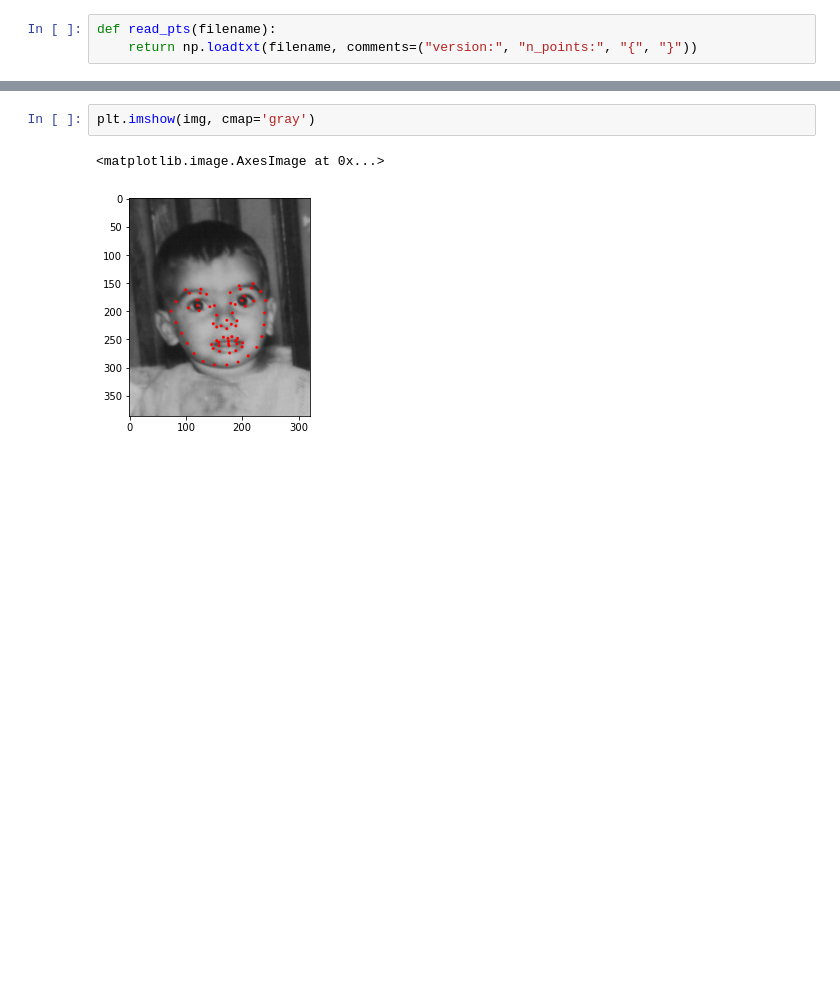
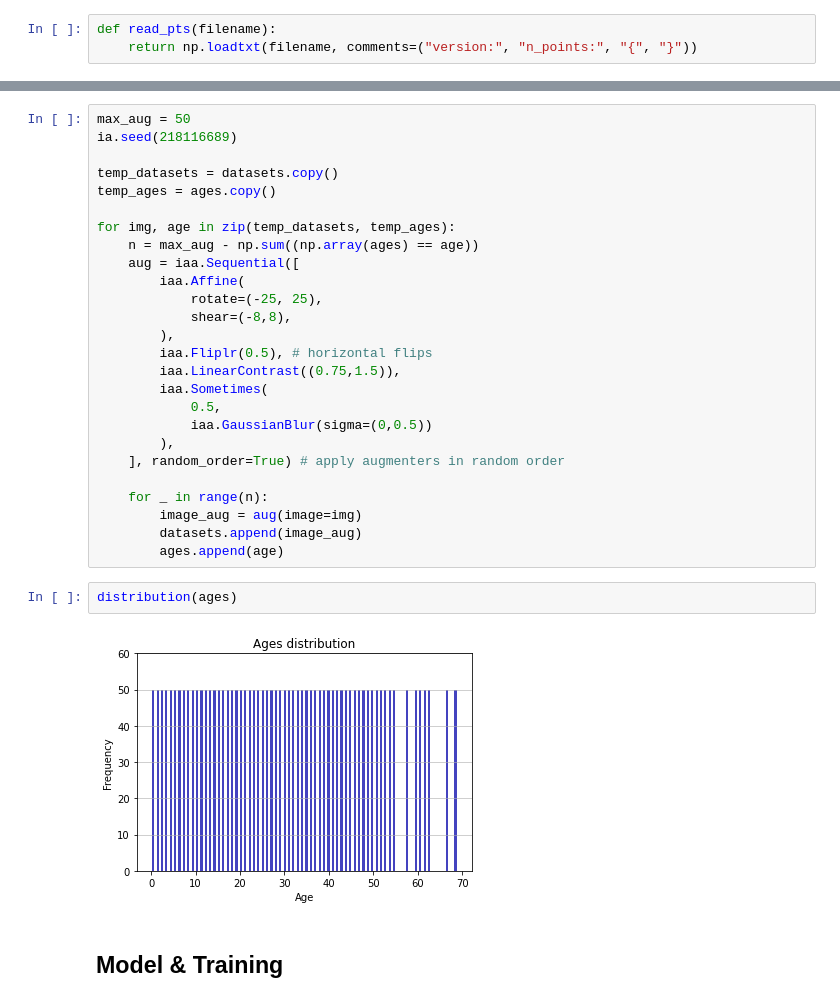
Before and after one commit to jamesjf7/age-estimation, a Jupyter notebook: app.ipynb, the cells around one changed output, grey strips where cells are left out. Saved outputs shown, nothing was run; the diff lists cells and outputs as text; blank space fills up the shorter version.

```diff
--- a/app.ipynb
+++ b/app.ipynb
@@ -263,8 +286,35 @@ images_aug = [aug(image=img) for _ in range(8)]
 ia.imshow(ia.draw_grid(images_aug, cols=4, rows=2))
 # %% [output]
 [figure]
-# %%
-plt.imshow(img, cmap='gray')
-# %% [output]
-<matplotlib.image.AxesImage at 0x...>
-[figure, removed]
+# %%
+max_aug = 50
+ia.seed(218116689)
+
+temp_datasets = datasets.copy()
+temp_ages = ages.copy()
+
+for img, age in zip(temp_datasets, temp_ages):
+    n = max_aug - np.sum((np.array(ages) == age))
+    aug = iaa.Sequential([
+        iaa.Affine(
+            rotate=(-25, 25),
+            shear=(-8,8),
+        ),
+        iaa.Fliplr(0.5), # horizontal flips
+        iaa.LinearContrast((0.75,1.5)),
+        iaa.Sometimes(
+            0.5,
+            iaa.GaussianBlur(sigma=(0,0.5))
+        ),
+    ], random_order=True) # apply augmenters in random order
+
+    for _ in range(n):
+        image_aug = aug(image=img)
+        datasets.append(image_aug)
+        ages.append(age)
+# %%
+distribution(ages)
+# %% [output]
+[figure, added]
+# %% [markdown]
+## Model & Training
```
Also changed, not shown: parts of 42 cells of this notebook.
